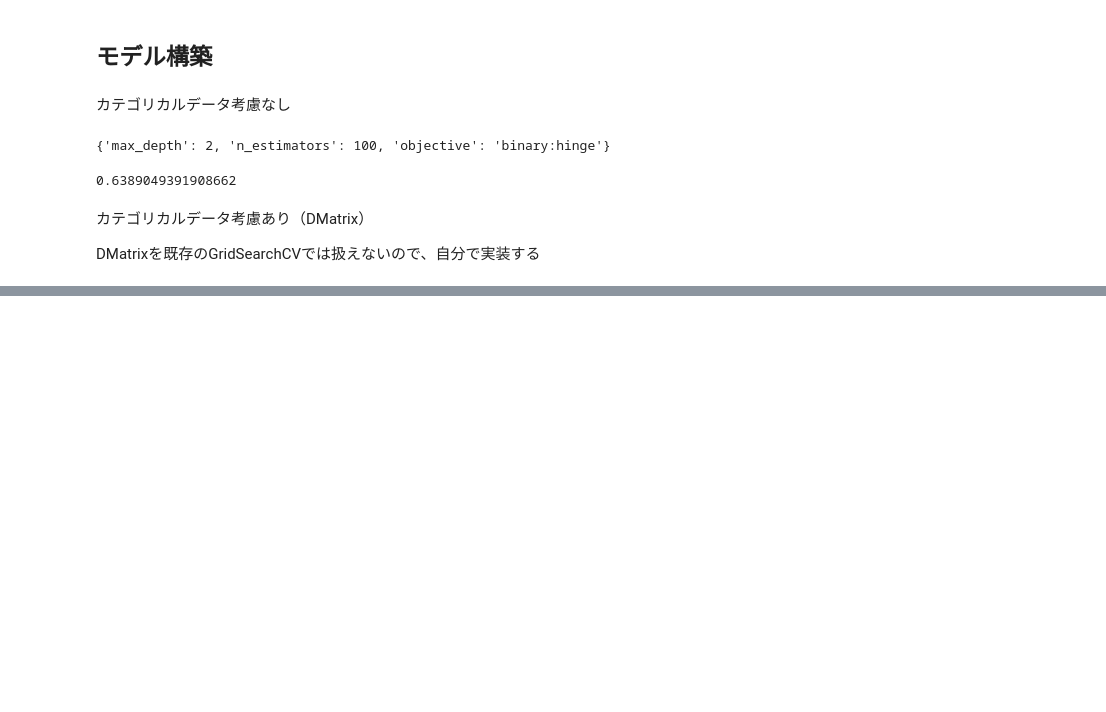
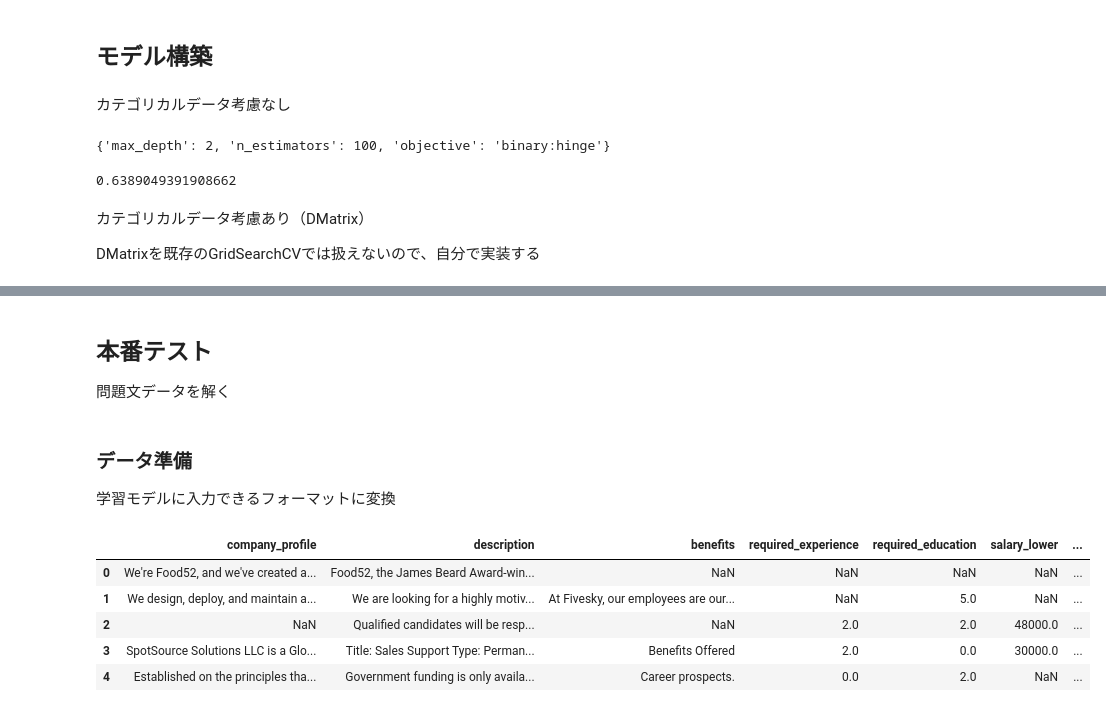
Before and after one commit to AK-8420/FastAPI-AI_vs_User, a Jupyter notebook: XGBoost_test.ipynb, the cells around one changed output, grey strips where cells are left out. Drawn from its saved outputs; the diff is of its cells as text; code cells hidden in the pictures; blank space fills up the shorter version.

Commit message:
Add more efficient encoder for quiz data

```diff
--- a/XGBoost_test.ipynb
+++ b/XGBoost_test.ipynb
@@ -600,0 +603,21 @@ ValueError: DataFrame.dtypes for data must be int, float, bool or category. When
+# %% [markdown]
+## 本番テスト
+問題文データを解く
+# %% [markdown]
+### データ準備
+学習モデルに入力できるフォーマットに変換
+# %%
+selected_columns_default = ['company_profile', 'description', 'benefits', 'required_experience', 'required_education', 'salary_range']
+
+encoded_quiz = copy.deepcopy(quiz[selected_columns_default])
+encoded_quiz['required_experience'] = encoded_quiz['required_experience'].apply(encoder_experience)
+encoded_quiz['required_education'] = encoded_quiz['required_education'].apply(encoder_education)
+encoded_quiz = split_columns_salary(encoded_quiz)
+encoded_quiz.head()
+# %% [output]
+|  | company_profile | description | benefits | required_experience | required_education | salary_lower | ... |
+| 0 | We're Food52, and we've created a... | Food52, the James Beard Award-win... | NaN | NaN | NaN | NaN | ... |
+| 1 | We design, deploy, and maintain a... | We are looking for a highly motiv... | At Fivesky, our employees are our... | NaN | 5.0 | NaN | ... |
+| 2 | NaN | Qualified candidates will be resp... | NaN | 2.0 | 2.0 | 48000.0 | ... |
+| 3 | SpotSource Solutions LLC is a Glo... | Title: Sales Support Type: Perman... | Benefits Offered | 2.0 | 0.0 | 30000.0 | ... |
+| 4 | Established on the principles tha... | Government funding is only availa... | Career prospects. | 0.0 | 2.0 | NaN | ... |
```
Also changed, not shown: parts of 4 cells of this notebook.
